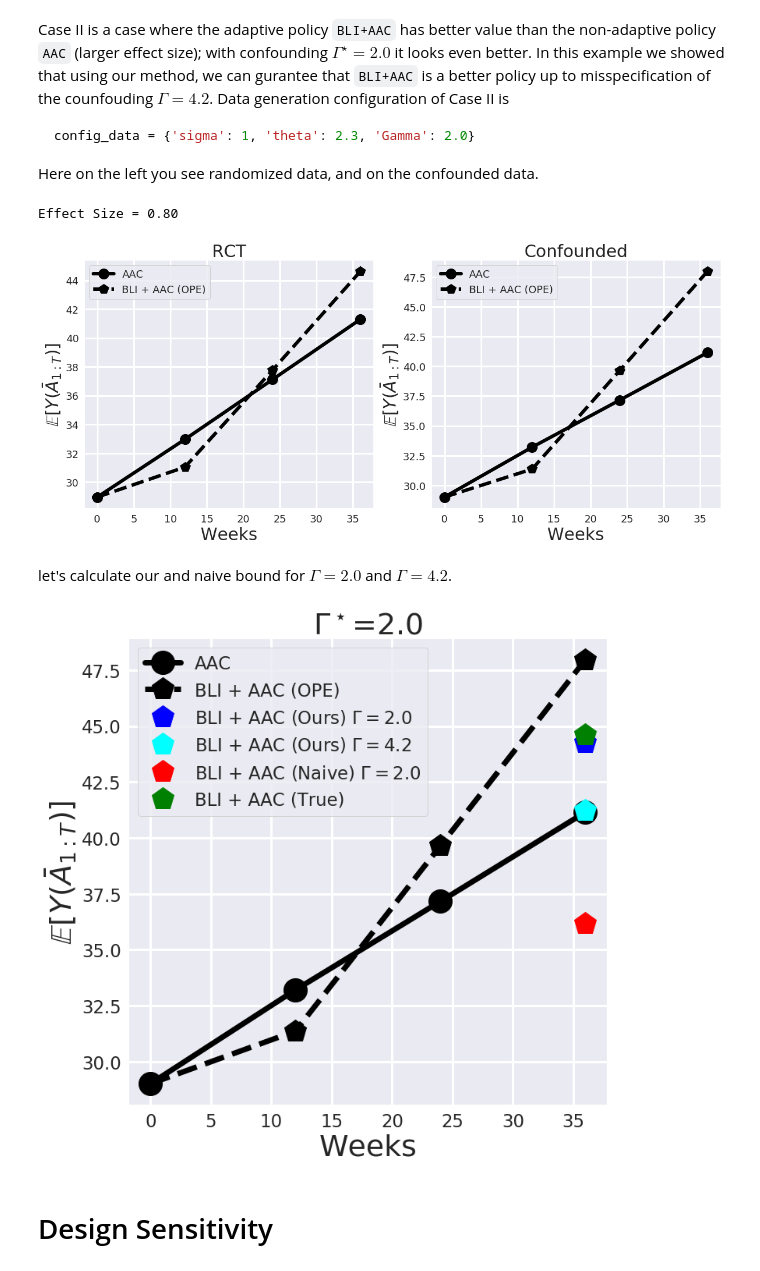
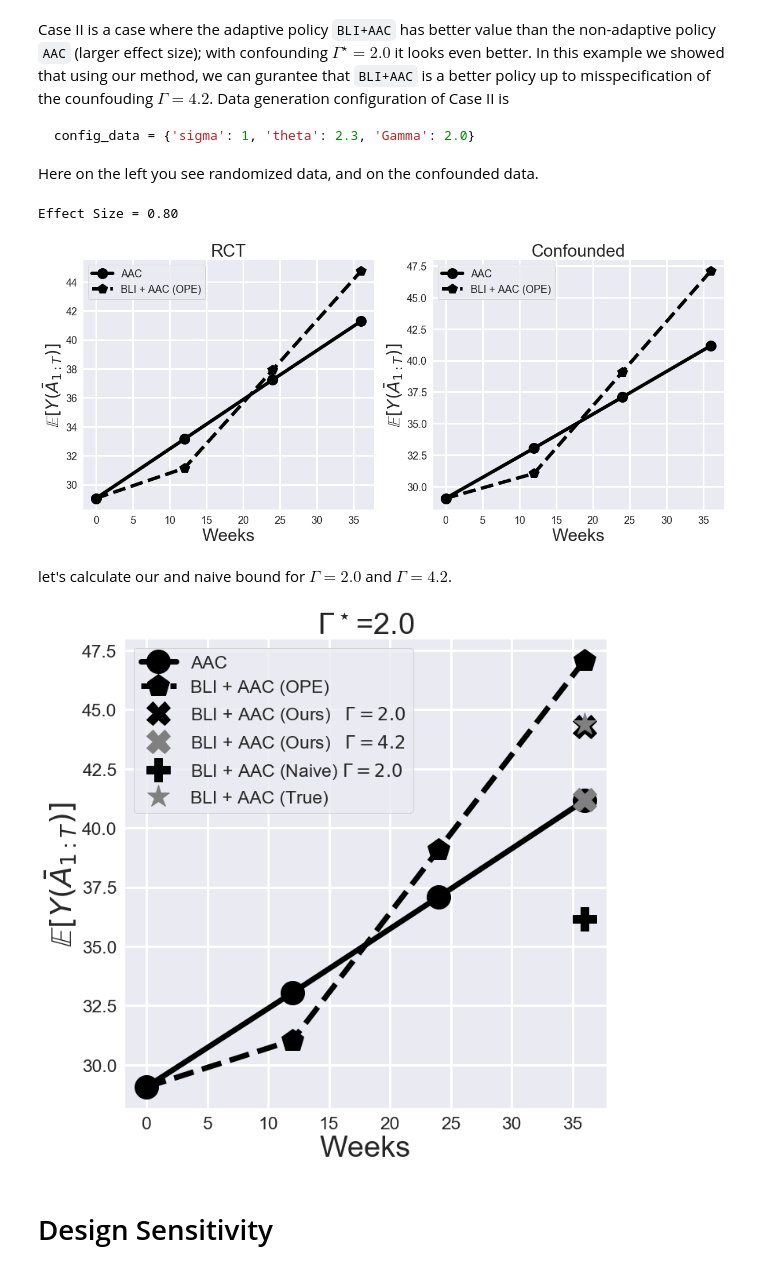
Before and after one commit to StanfordAI4HI/off_policy_confounding, a Jupyter notebook: autism/Autism.ipynb, the cells around one changed output. Saved outputs shown, nothing was run; the diff lists cells and outputs as text; code cells hidden in the pictures.

```diff
--- a/autism/Autism.ipynb
+++ b/autism/Autism.ipynb
@@ -138,7 +138,7 @@ Here on the left you see randomized data, and on the confounded data.
 config_data = {'sigma': 1, 'theta': 2.3, 'Gamma': 2.0}
 Generator = DataGen(config=config_data)
 
-sample_size = 20000
+sample_size = 50000
 plt.figure(figsize=(20, 8))
 plt.subplot(1,2,1)
 data = Generator.Gen(sample_size, RCT=True)
@@ -152,7 +152,7 @@ eval_data = Generator.Gen(sample_size, RCT=False)
 plot_autism(train_data, title='Confounded');
 # %% [output]
 Effect Size = 0.80
-[figure, old version]
+[figure, new version]
 # %% [markdown]
 let's calculate our and naive bound for $\Gamma=2.0$ and $\Gamma=4.2$.
 # %%
@@ -176,22 +176,21 @@ bounds_gamma_42, loss_gamma_42 = lower_bound.run(use_tqdm=True)
 #                 'OPE': true_pi_adaptive}, f)
 # %%
 plt.figure(figsize=(11, 11))
-evaluations = {'BLI + AAC (Ours) $\Gamma=2.0$':
-               (36, bounds_gamma_2[0], 'blue', 'p'),
-              'BLI + AAC (Ours) $\Gamma=4.2$':
-               (36, bounds_gamma_42[0], 'cyan', 'p'),
+evaluations = {'BLI + AAC (Ours)   $\Gamma=2.0$':
+               (36, bounds_gamma_2[0], 'black', 'X'),
+              'BLI + AAC (Ours)   $\Gamma=4.2$':
+               (36, bounds_gamma_42[0], 'gray', 'X'),
               'BLI + AAC (Naive) $\Gamma=2.0$':
-              (36, bounds_gamma_2[1], 'red', 'p'),
-               'BLI + AAC (True)':
-               (36, true_pi_adaptive[-1], 'green', 'p')
-              }
+              (36, bounds_gamma_2[1], 'black', 'P'),
+              'BLI + AAC (True)':
+               (36, true_pi_adaptive[-1], 'gray', '*')}
 
 plot_autism(train_data, title=r'$\Gamma^\star$=2.0', evaluations=evaluations,
            markersize=30, linewidth=7, fontsize=38);
 
 plt.savefig("{}/autims-case-II.pdf".format(figdir))
 # %% [output]
-[figure, old version]
+[figure, new version]
 # %% [markdown]
 # Design Sensitivity
 # %% [markdown]
```
Also changed, not shown: parts of 5 cells of this notebook, 5 other files.
